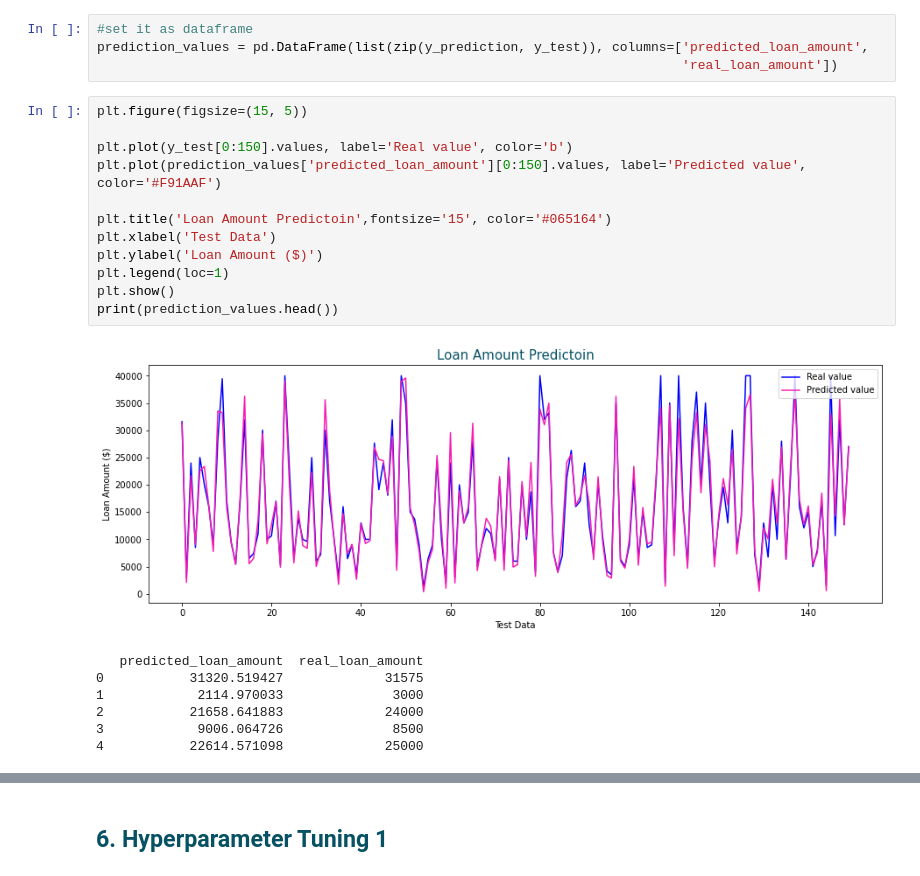
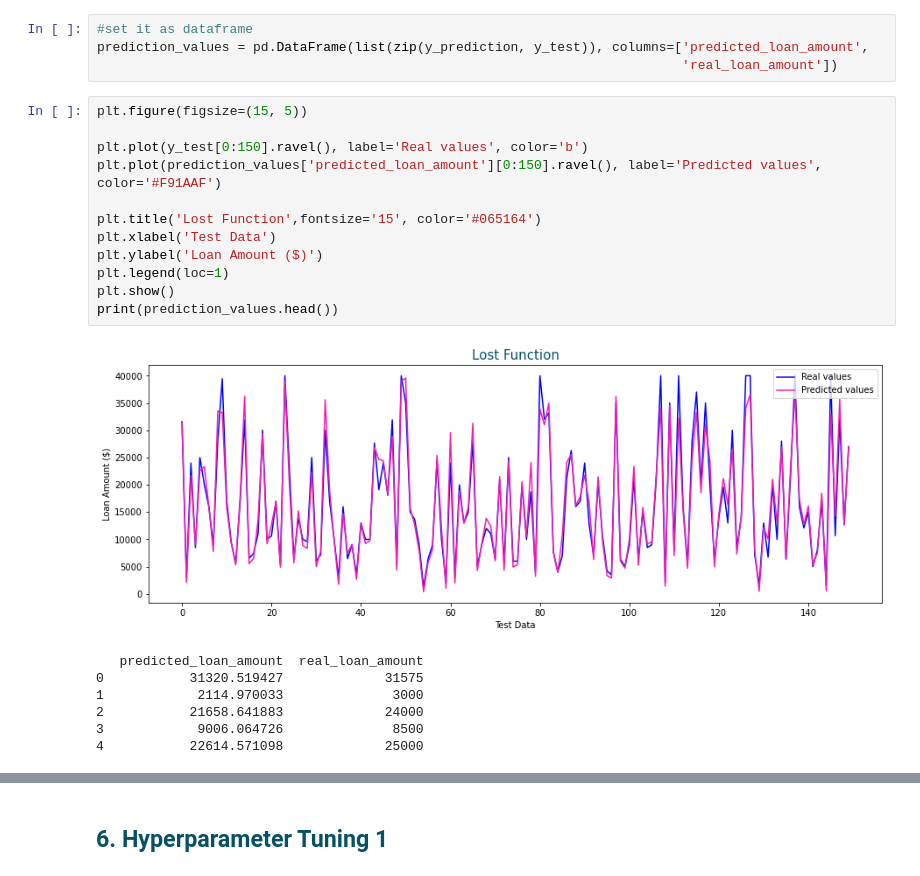
Before and after one commit to ManuthVann/CSG6-Car_Price_ML, a Jupyter notebook: LAP_Linear_Regression.ipynb, the cells around one changed output, grey strips where cells are left out. Saved outputs shown, nothing was run; the diff lists cells and outputs as text.

```diff
--- a/LAP_Linear_Regression.ipynb
+++ b/LAP_Linear_Regression.ipynb
@@ -545,17 +545,17 @@ prediction_values = pd.DataFrame(list(zip(y_prediction, y_test)), columns=['pred
 # %%
 plt.figure(figsize=(15, 5))
 
-plt.plot(y_test[0:150].values, label='Real value', color='b')
-plt.plot(prediction_values['predicted_loan_amount'][0:150].values, label='Predicted value', color='#F91AAF')
+plt.plot(y_test[0:150].ravel(), label='Real values', color='b')
+plt.plot(prediction_values['predicted_loan_amount'][0:150].ravel(), label='Predicted values', color='#F91AAF')
 
-plt.title('Loan Amount Predictoin',fontsize='15', color='#065164')
+plt.title('Lost Function',fontsize='15', color='#065164')
 plt.xlabel('Test Data')
 plt.ylabel('Loan Amount ($)')
 plt.legend(loc=1)
 plt.show()
 print(prediction_values.head())
 # %% [output]
-[figure, old version]
+[figure, new version]
    predicted_loan_amount  real_loan_amount
 0           31320.519427             31575
 1            2114.970033              3000
```
Also changed, not shown: parts of 1 cell of this notebook.
